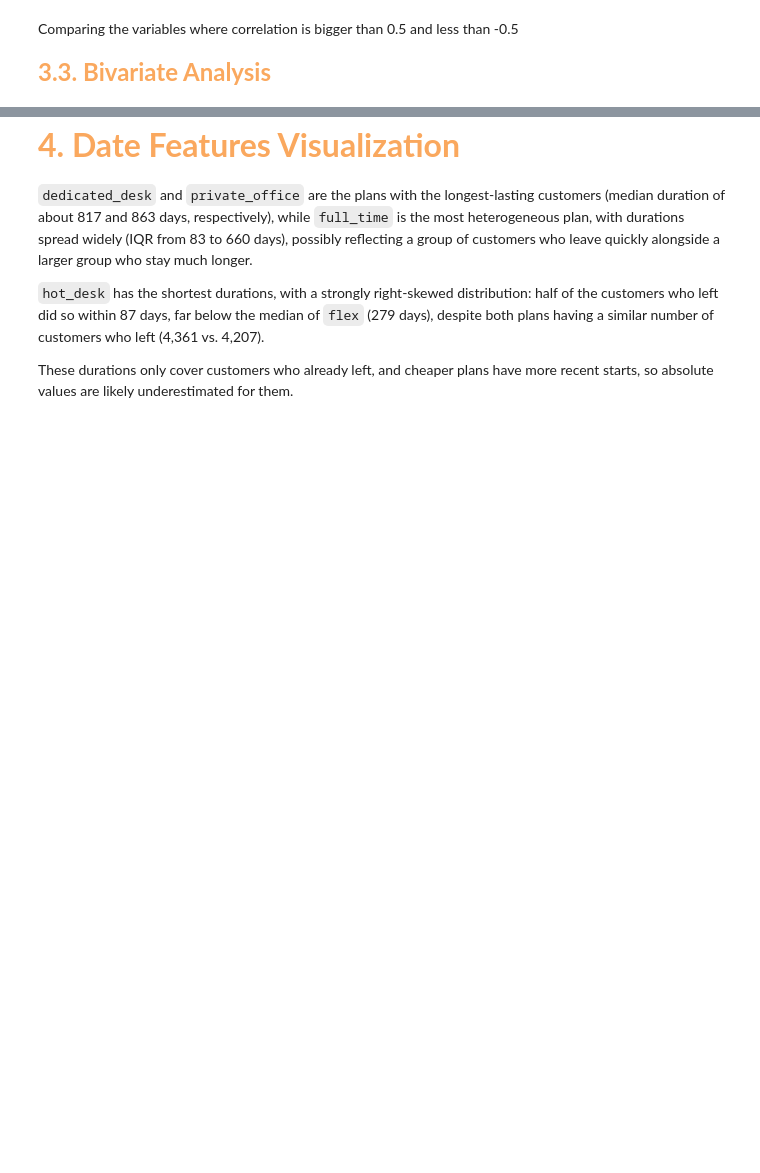
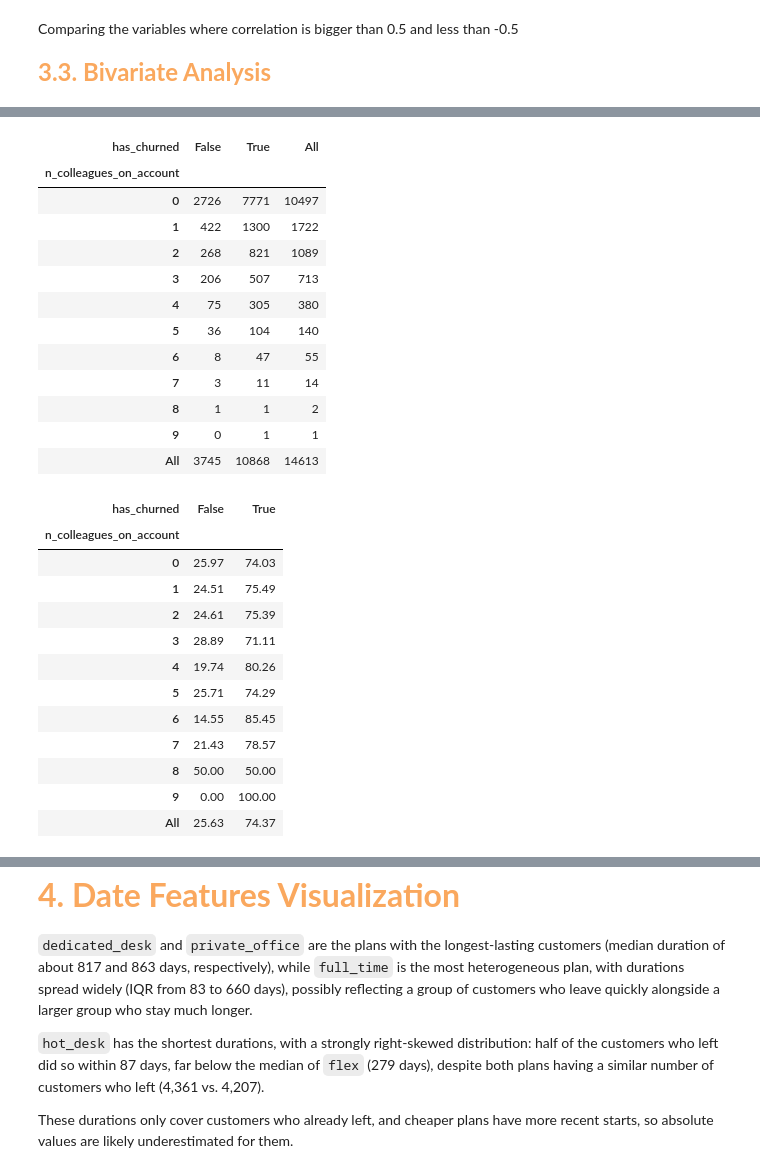
Before and after one commit to saradfalves/DM_Group20, a Jupyter notebook: notebooks/Group20_EDA_Code - editado.ipynb, the cells around one changed output, grey strips where cells are left out. Drawn from its saved outputs; the diff is of its cells as text; code cells hidden in the pictures; blank space fills up the shorter version.

```diff
--- a/notebooks/Group20_EDA_Code - editado.ipynb
+++ b/notebooks/Group20_EDA_Code - editado.ipynb
@@ -1532,0 +1584,44 @@ plt.show()
+# %%
+df_colleagues_valid = df_team_analysis[df_team_analysis["n_colleagues_on_account"] >= 0]
+
+ct_colleagues = pd.crosstab(
+    df_colleagues_valid["n_colleagues_on_account"],
+    df_colleagues_valid["has_churned"],
+    margins=True
+)
+display(ct_colleagues)
+
+ct_colleagues_pct = (pd.crosstab(
+    df_colleagues_valid["n_colleagues_on_account"],
+    df_colleagues_valid["has_churned"],
+    normalize="index",
+    margins=True
+) * 100).round(2)
+display(ct_colleagues_pct)
+# %% [output]
+| has_churned | False | True | All |
+| n_colleagues_on_account |  |  |  |
+| 0 | 2726 | 7771 | 10497 |
+| 1 | 422 | 1300 | 1722 |
+| 2 | 268 | 821 | 1089 |
+| 3 | 206 | 507 | 713 |
+| 4 | 75 | 305 | 380 |
+| 5 | 36 | 104 | 140 |
+| 6 | 8 | 47 | 55 |
+| 7 | 3 | 11 | 14 |
+| 8 | 1 | 1 | 2 |
+| 9 | 0 | 1 | 1 |
+| All | 3745 | 10868 | 14613 |
+| has_churned | False | True |
+| n_colleagues_on_account |  |  |
+| 0 | 25.97 | 74.03 |
+| 1 | 24.51 | 75.49 |
+| 2 | 24.61 | 75.39 |
+| 3 | 28.89 | 71.11 |
+| 4 | 19.74 | 80.26 |
+| 5 | 25.71 | 74.29 |
+| 6 | 14.55 | 85.45 |
+| 7 | 21.43 | 78.57 |
+| 8 | 50.00 | 50.00 |
+| 9 | 0.00 | 100.00 |
+| All | 25.63 | 74.37 |
```
Also changed, not shown: parts of 12 cells of this notebook.
